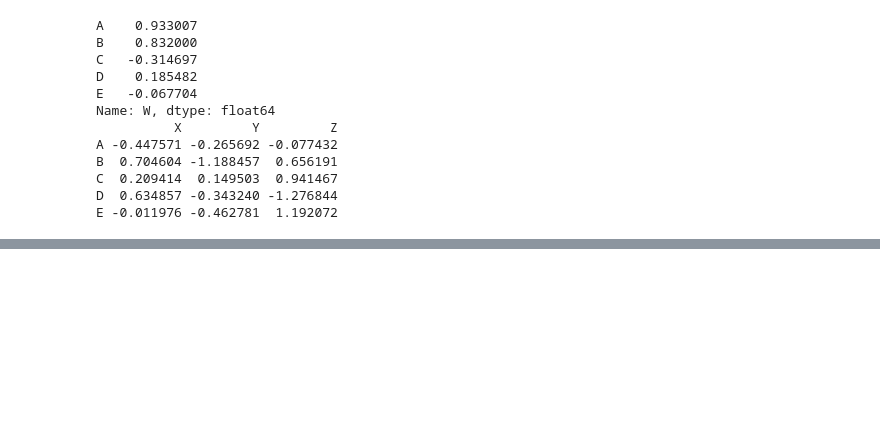
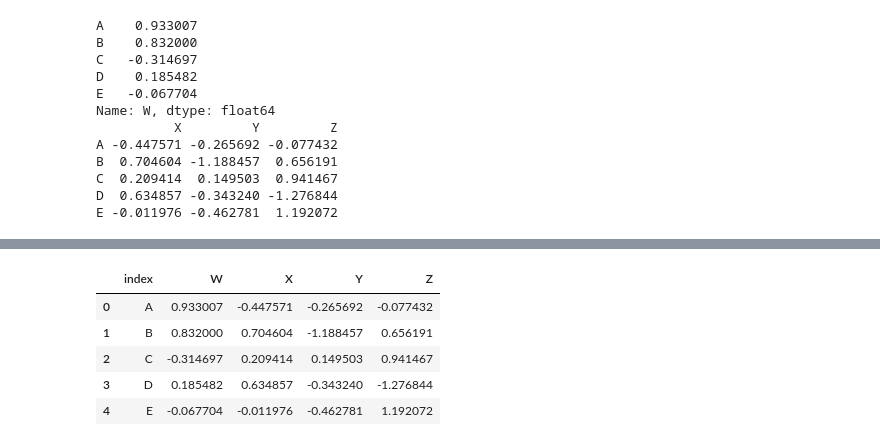
Before and after one commit to OmprakashB/MachineLearning, a Jupyter notebook: PandasTutorials.ipynb, the cells around one changed output, grey strips where cells are left out. Cells and saved outputs as stored; diff of their text form; code cells hidden in the pictures; blank space fills up the shorter version.

```diff
--- a/PandasTutorials.ipynb
+++ b/PandasTutorials.ipynb
@@ -78,0 +167,11 @@ Name: C, dtype: float64
+# %%
+#Resetting the index - Explore why?
+df.reset_index(inplace = True)
+df
+# %% [output]
+|  | index | W | X | Y | Z |
+| 0 | A | 0.933007 | -0.447571 | -0.265692 | -0.077432 |
+| 1 | B | 0.832000 | 0.704604 | -1.188457 | 0.656191 |
+| 2 | C | -0.314697 | 0.209414 | 0.149503 | 0.941467 |
+| 3 | D | 0.185482 | 0.634857 | -0.343240 | -1.276844 |
+| 4 | E | -0.067704 | -0.011976 | -0.462781 | 1.192072 |
```
Also changed, not shown: parts of 13 cells of this notebook.
